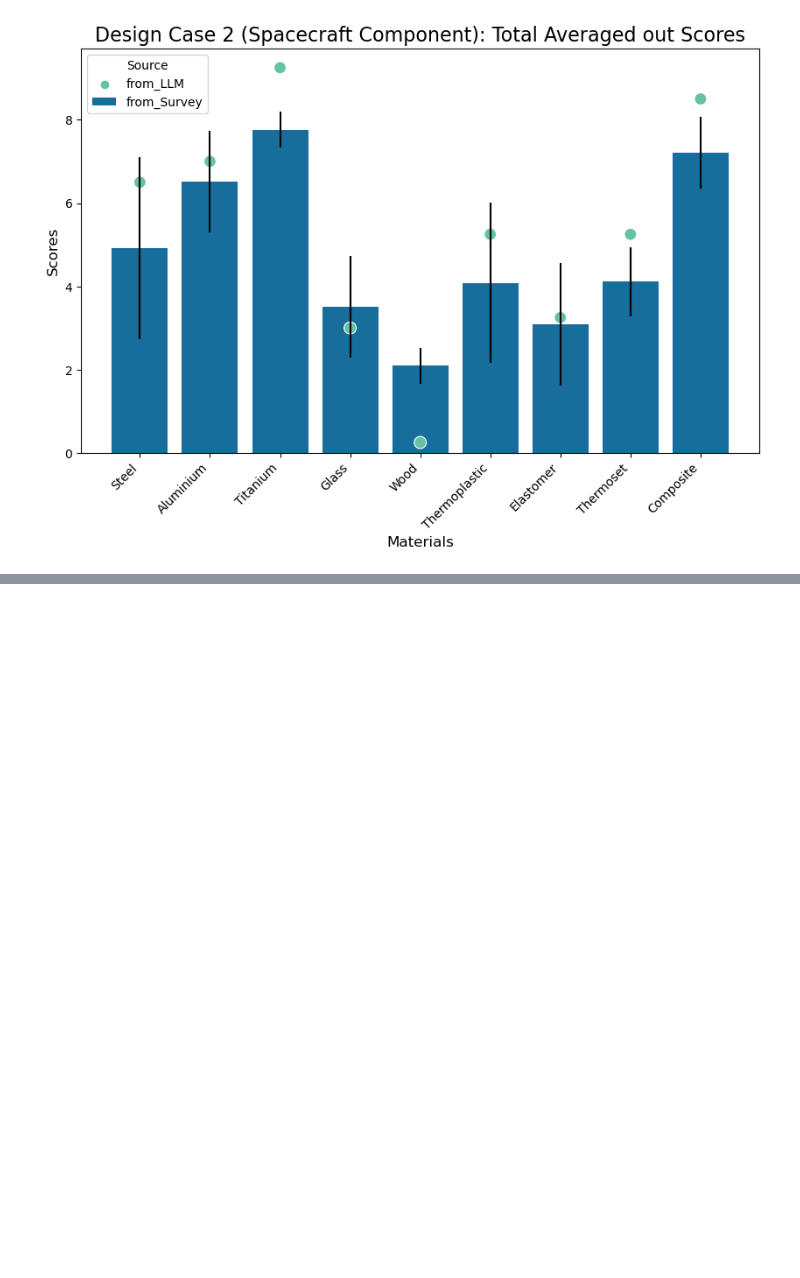
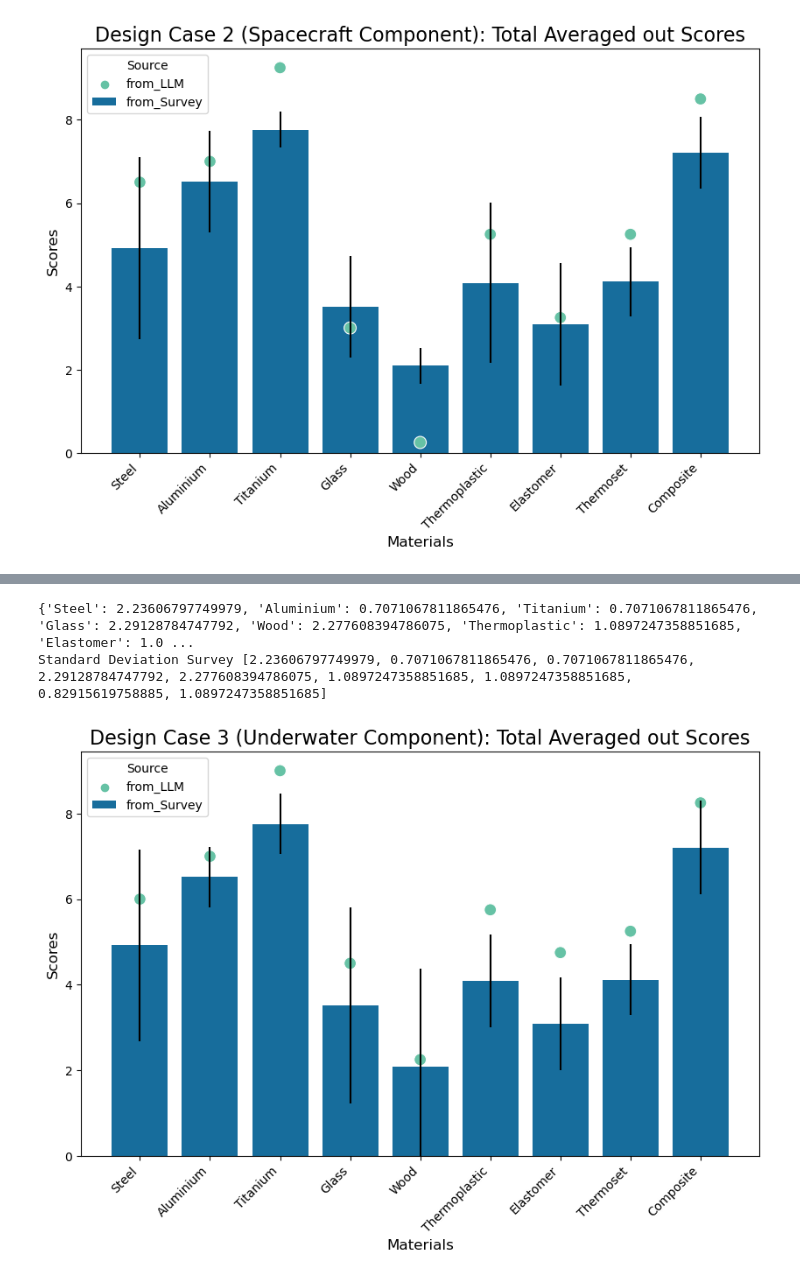
Before and after one commit to cmudrc/LLM-for-Material-Selection, a Jupyter notebook: SurveyLLM comparison.ipynb, the cells around one changed output, grey strips where cells are left out. Drawn from its saved outputs; the diff is of its cells as text; code cells hidden in the pictures; blank space fills up the shorter version.

```diff
--- a/SurveyLLM comparison.ipynb
+++ b/SurveyLLM comparison.ipynb
@@ -1863,0 +1906,42 @@ Survey List Mean:  [4.91796875, 6.515625, 7.7578125, 3.51171875, 2.09375, 4.0859
+# %%
+std_scores_underwater = {}
+
+for material, scores in material_list_underwater.items():
+    std_scores_underwater[material] = np.std(scores)
+
+
+print(std_scores_underwater)
+
+std_list_underwater = []
+for m in materials:
+    std_list_underwater.append(std_scores_underwater[m])
+    # std_list_spacecraft.append(0)
+
+print("Standard Deviation Survey",std_list_underwater)
+
+data_underwater = pd.DataFrame({
+    'Materials': materials * 2,
+    'Scores': survey_list + llm_list_underwater,
+    'Source': ['from_Survey'] * len(materials) + ['from_LLM'] * len(materials)
+})
+
+plt.figure(figsize=(10, 6))
+color_palette = sns.color_palette("colorblind")
+
+# Plot the bar chart with the colorblind-friendly palette
+sns.barplot(x='Materials', y='Scores', hue='Source', data=data_underwater[:len(materials)], palette=color_palette, yerr=std_list_underwater[:len(materials)])
+
+# Plot the scatter plot with the colorblind-friendly palette
+sns.scatterplot(x='Materials', y='Scores', hue='Source', data=data_underwater[len(materials):], palette="Set2", s=100)
+
+plt.xlabel('Materials', fontsize=12)
+plt.ylabel('Scores', fontsize=12)
+plt.title('Design Case 3 (Underwater Component): Total Averaged out Scores', fontsize=16)
+plt.xticks(rotation=45, ha='right')
+plt.legend(title='Source')
+plt.show()
+# sns.scatterplot(x='Materials', y='Scores', hue='Source', data=data_spacecraft[len(materials):], palette="r", s=100)
+# %% [output]
+{'Steel': 2.23606797749979, 'Aluminium': 0.7071067811865476, 'Titanium': 0.7071067811865476, 'Glass': 2.29128784747792, 'Wood': 2.277608394786075, 'Thermoplastic': 1.0897247358851685, 'Elastomer': 1.0 ...
+Standard Deviation Survey [2.23606797749979, 0.7071067811865476, 0.7071067811865476, 2.29128784747792, 2.277608394786075, 1.0897247358851685, 1.0897247358851685, 0.82915619758885, 1.0897247358851685]
+[figure, added]
```
Also changed, not shown: parts of 7 cells of this notebook.
